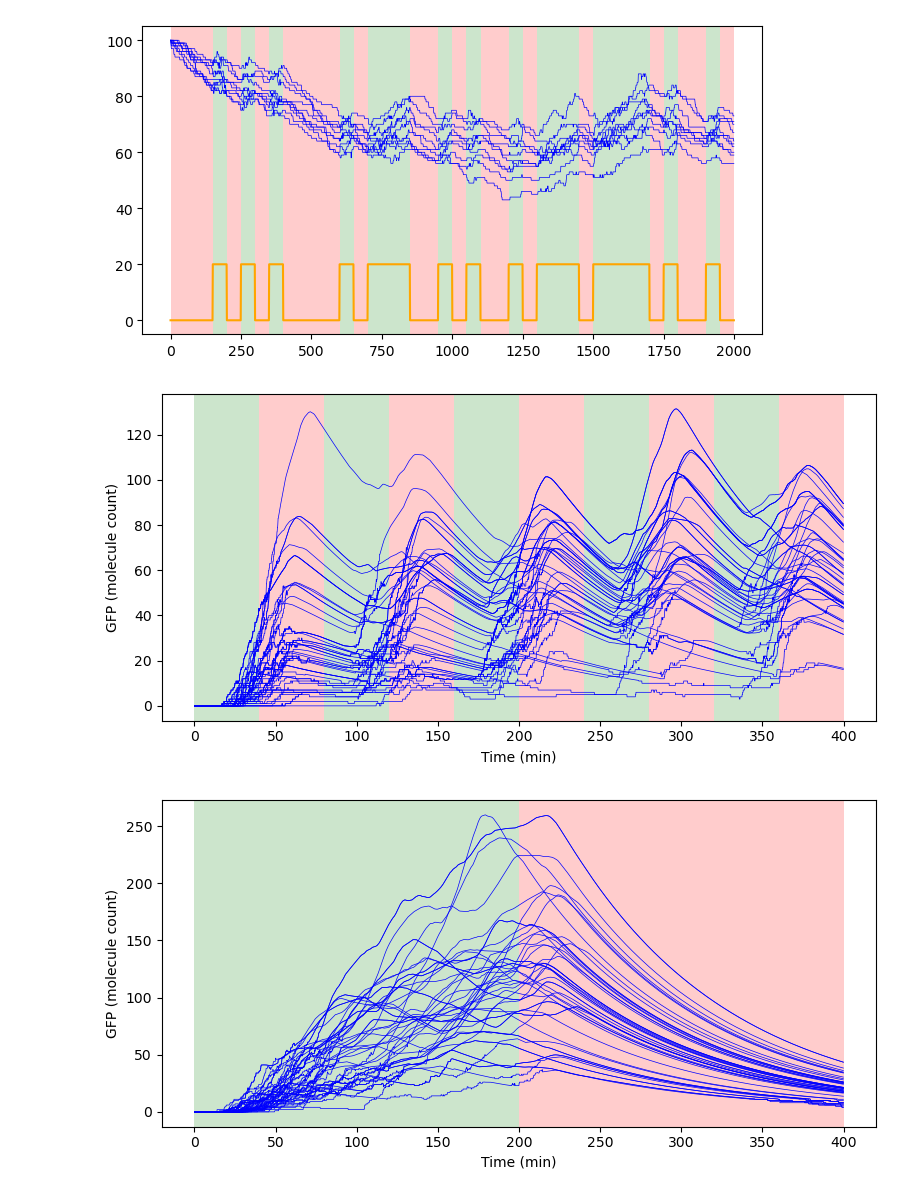
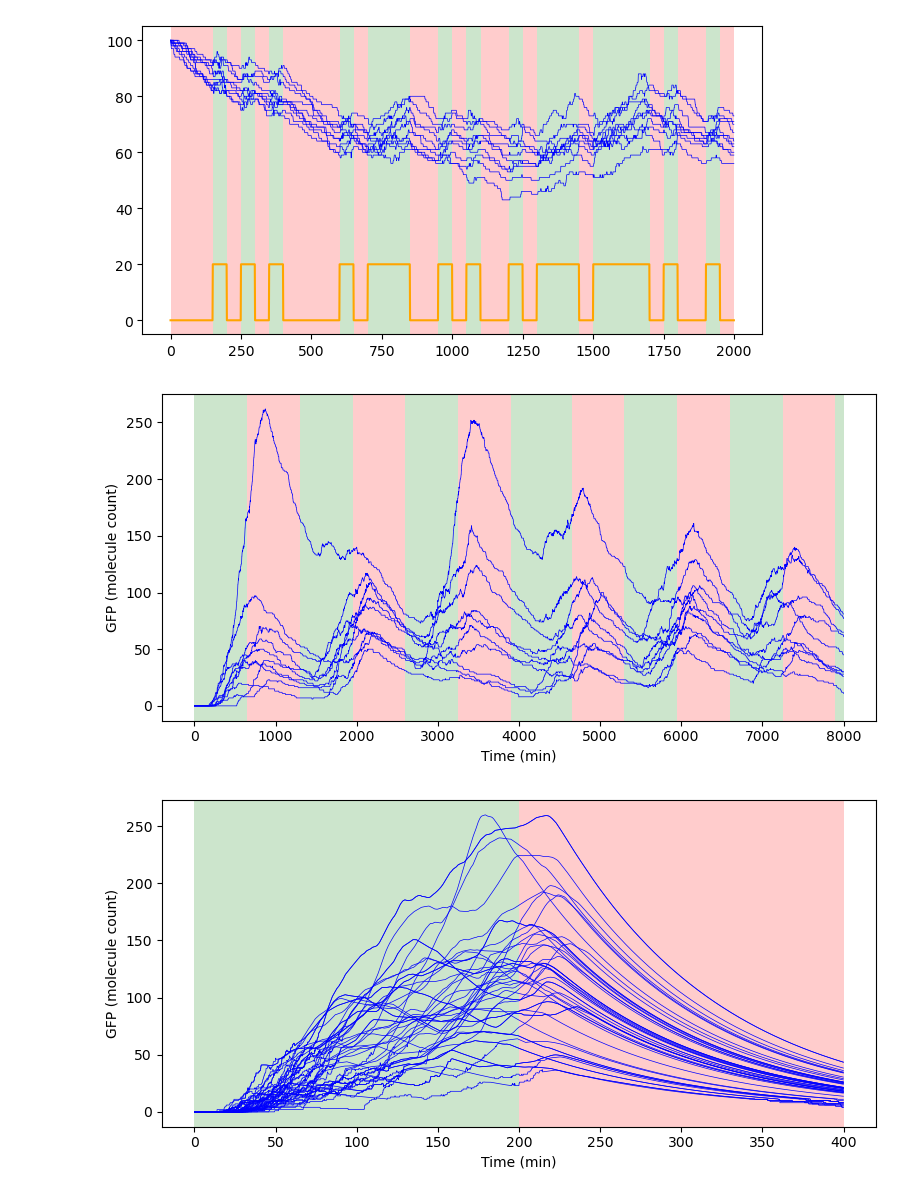
Before and after one commit to mhossein7/aisam, a Jupyter notebook: model/Gillespy_model.ipynb, the cells around one changed output. Drawn from its saved outputs; the diff is of its cells as text; code cells hidden in the pictures.

```diff
--- a/model/Gillespy_model.ipynb
+++ b/model/Gillespy_model.ipynb
@@ -190,42 +198,49 @@ num_steps = 200
 ons = np.repeat(1,50)
 offs = np.repeat(0,50)
 #stim_vec = np.random.choice(2,num_steps, p =[0.75,0.25])
-stim_vec = rep_stim_maker(10,80)
+stim_vec2 = rep_stim_maker(6,80)
 #stim_vec2 = np.hstack((stim_vec,np.zeros(100),np.ones(50),np.zeros(50)))
 # %%
 delta = 0.01
 alpha = 1
 k = 0.4851
 h1 = 2.3435*0.0303
 h2 = 0.0303
 tau_delay = 12
 n=3.6
 c2 = 0.0631
 params = [alpha , k , n , tau_delay , h1 , h2 ,c2 , delta]
 #stim_vec = np.random.choice(2,80)
-
-
-test = CcaSR(params,400,stim_vec)
-results = test.run_rxn()
+stim_vec =[stim_vec2,stim_vec2]
+t_max = 400
+sampling = 10
+mega_res = []
+for i in range(10):
+    test = CcaSR(params,t_max,sampling)
+    results = test.run_rxn(stim_vec)
+    mega_res.append(results)
 
 fig, ax = plt.subplots(figsize=(8, 4))
-for i, val in enumerate(stim_vec):
-    x_start = i * 50
-    x_end = x_start + 50
-    color = 'green' if val == 1 else 'red'
-    ax.axvspan(x_start, x_end, facecolor=color, alpha=0.2)
+for j in range(len(stim_vec)):
+    for i, val in enumerate(stim_vec[j]):
+        x_start = j*t_max*sampling + i * 5*sampling
+        x_end = x_start + 5*sampling
+        color = 'green' if val == 1 else 'red'
+        ax.axvspan(x_start, x_end, facecolor=color, alpha=0.2)
+for k in range(len(mega_res)):
+    results = mega_res[k]
+    for i in range(len(results)):
+        ax.plot(np.arange(t_max*i*sampling,t_max*(i+1)*sampling),(results[i]['F']),color='b',linewidth = 0.5)
 
-for i in np.random.choice(100,50):
-    ax.plot((results[i]['F']),color='b',linewidth = 0.5)
 #ax.plot(np.array(results[i]['U'])*20,color='orange',linewidth = 1)
-ax.set_xticks(np.arange(0,4500,500))
-ax.set_xticklabels(np.arange(0,450,50))
+#ax.set_xticks(np.arange(0,4500,500))
+#ax.set_xticklabels(np.arange(0,450,50))
 ax.set_xlabel('Time (min)')
 ax.set_ylabel('GFP (molecule count)')
 plt.tight_layout()
 plt.show()
 # %% [output]
-[figure, old version]
+[figure, new version]
 # %%
 ons = np.ones(40)
 offs = np.zeros(40)
```
Also changed, not shown: parts of 1 cell of this notebook.
